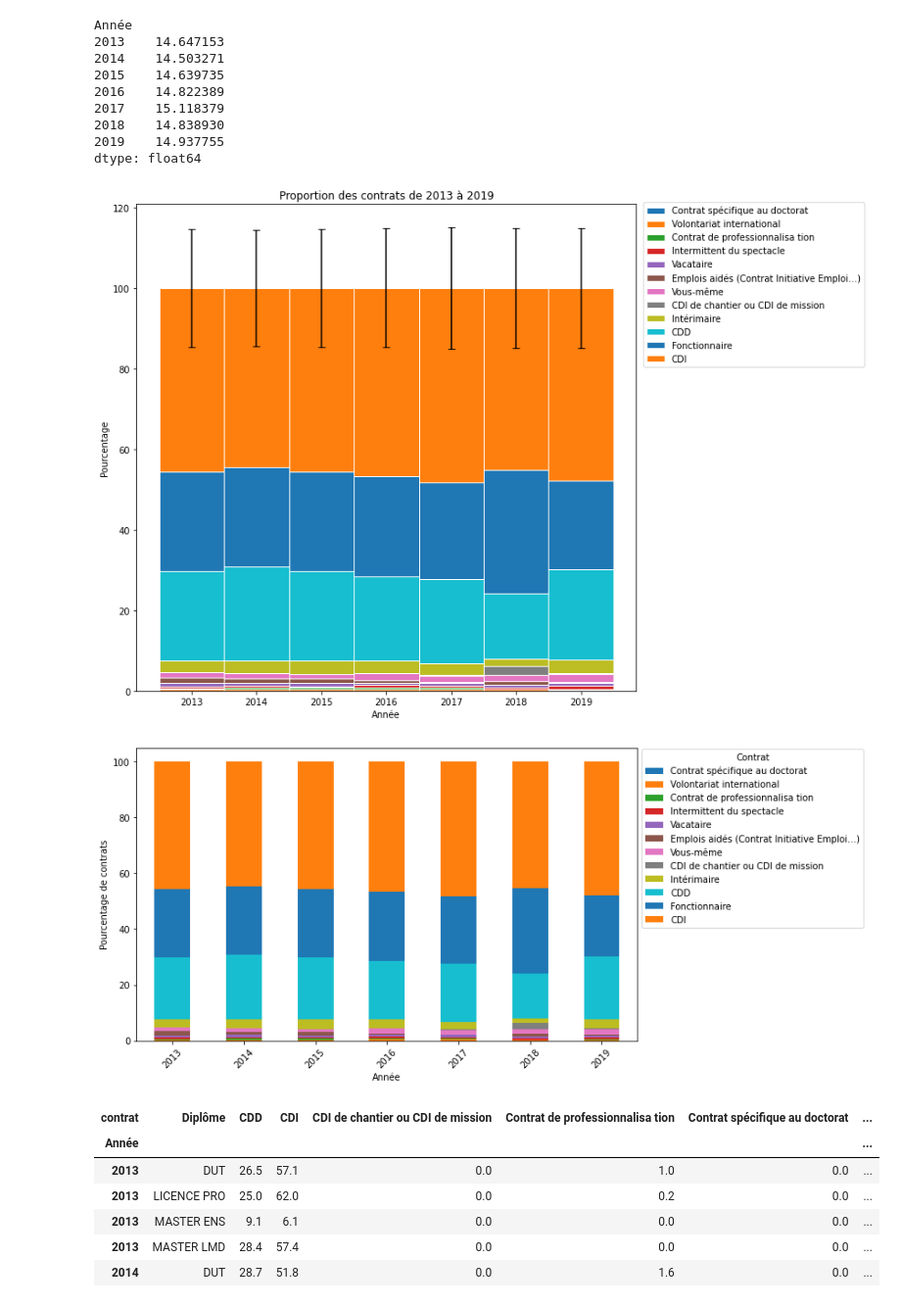
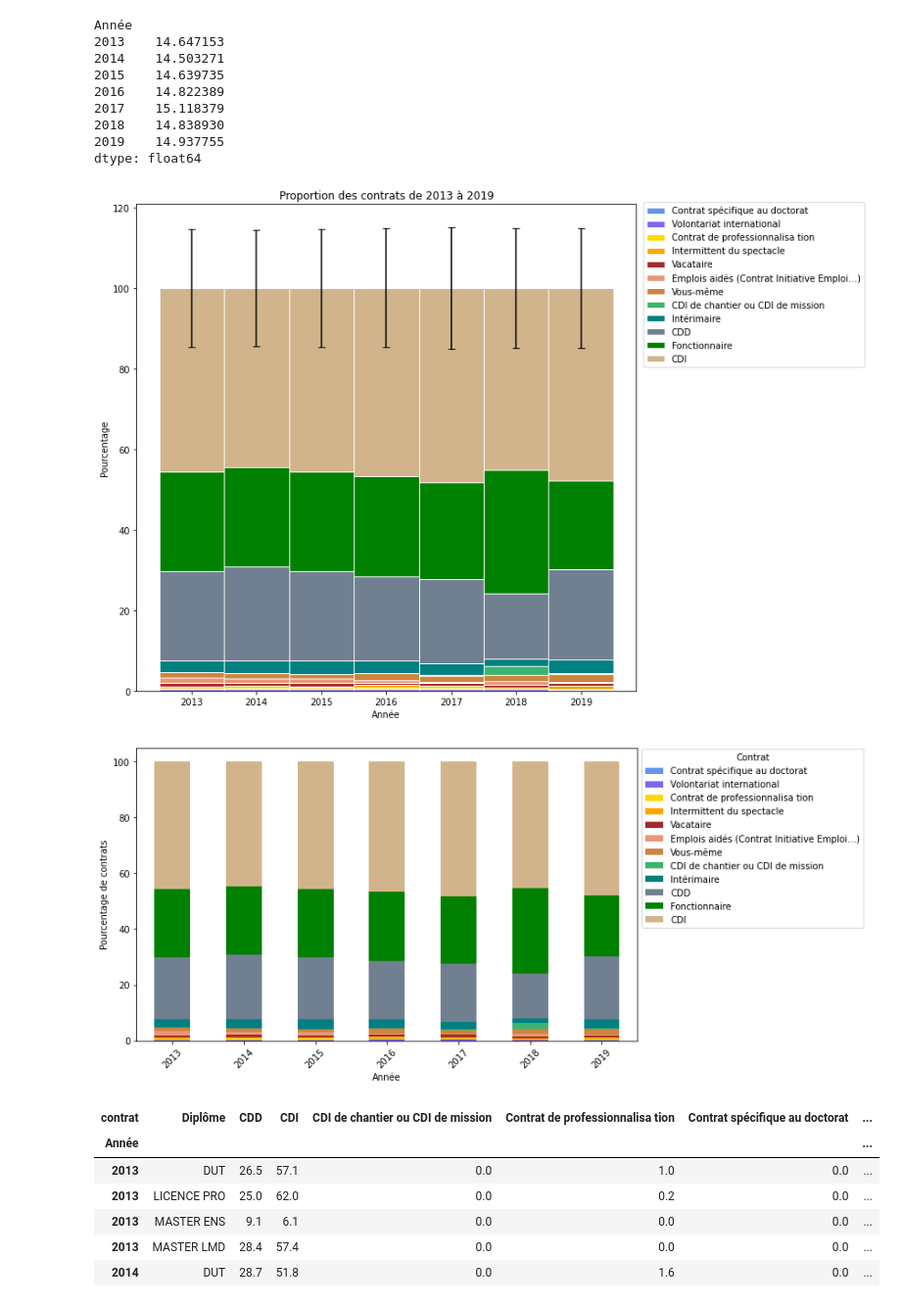
Before and after one commit to smtux/DUDA, a Jupyter notebook: inser_pro/src/pro.ipynb, the cells around one changed output. Shown at 98% size. Cells and saved outputs as stored; diff of their text form; code cells hidden in the pictures.

```diff
--- a/inser_pro/src/pro.ipynb
+++ b/inser_pro/src/pro.ipynb
@@ -323,43 +323,49 @@ x = df_graph.index
 nb_var = df_graph.shape[1]
 
 labels = col_order
+# %%
+# Définition des couleurs
+colors = ["cornflowerblue", "mediumslateblue", "gold",
+            "orange", "brown", "darksalmon",
+            "peru", "mediumseagreen", "teal",
+            "slategray", "green", "tan"]
 # %%
 
 # Création du stacked Barplot
 fig, ax = plt.subplots(figsize=(10,10))
-# liste des pourcentages de toutes les disciplines pour chaque année
+# liste des pourcentages par année pour tout niveau de diplôme confondu
 for n, height in enumerate(y):
     if n == nb_var - 1:
         # Indication de l'écart type sur le dernier stack
-        ax.bar(x, height, width=1, bottom=bottom, yerr=errors, edgecolor='white', label=labels[n], capsize=4)
+        ax.bar(x, height, width=1, bottom=bottom, yerr=errors, edgecolor='white', label=labels[n], capsize=4, color=colors[n])
     elif n > 0:
         # création du stack courant avec pour base le sommet du précedent
-        ax.bar(x, height, width=1, bottom=bottom, edgecolor='white', label=labels[n])
+        ax.bar(x, height, width=1, bottom=bottom, edgecolor='white', label=labels[n], color=colors[n])
         # la base du nouveau stack est le sommet du précédent stack
         bottom = np.add(bottom, height).tolist()
     else:
         # Création de la première barre
-        ax.bar(x, height, width=1, edgecolor='white', label=labels[n])
+        ax.bar(x, height, width=1, edgecolor='white', label=labels[n], color=colors[n])
         # initialisation de la base du 1er stack
         bottom = height
 
 fig.legend(bbox_to_anchor=(1.26, 0.89))
 plt.xlabel("Année")
 plt.ylabel("Pourcentage")
 plt.title("Proportion des contrats de 2013 à 2019")
 plt.show()
 # %% [output]
-[figure, old version]
+[figure, new version]
 # %%
 # Graphique du pourcentage par type de contrats selon l'année
 fig, ax = plt.subplots()
-df_graph[col_order].plot(kind="bar", stacked=True, figsize=(10, 6), ax=ax)
+df_graph[col_order].plot(kind="bar", stacked=True, figsize=(10, 6), ax=ax, color=colors)
 plt.legend(title="Contrat", bbox_to_anchor=(1, 1.01))
 plt.xticks(rotation=45)
 plt.ylabel("Pourcentage de contrats")
 plt.show()
 # %% [output]
-[figure, old version]
+[figure, new version]
 # %%
 # Graphs intégrant le niveau du diplôme
 df_graph = df_contrat.pivot_table(index=["Année", "Diplôme"], values="%", columns="contrat")
```
Also changed, not shown: parts of 15 cells of this notebook.
